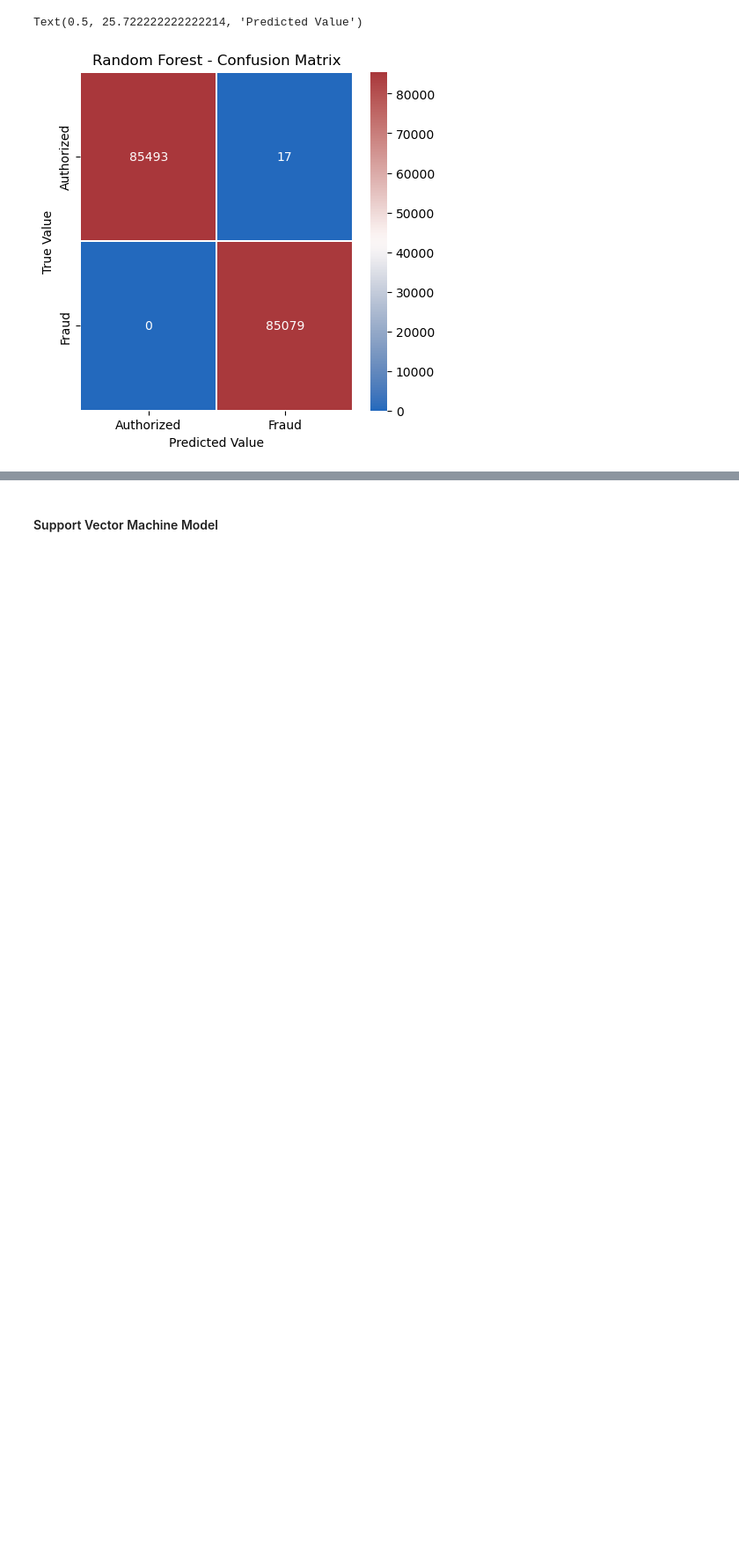
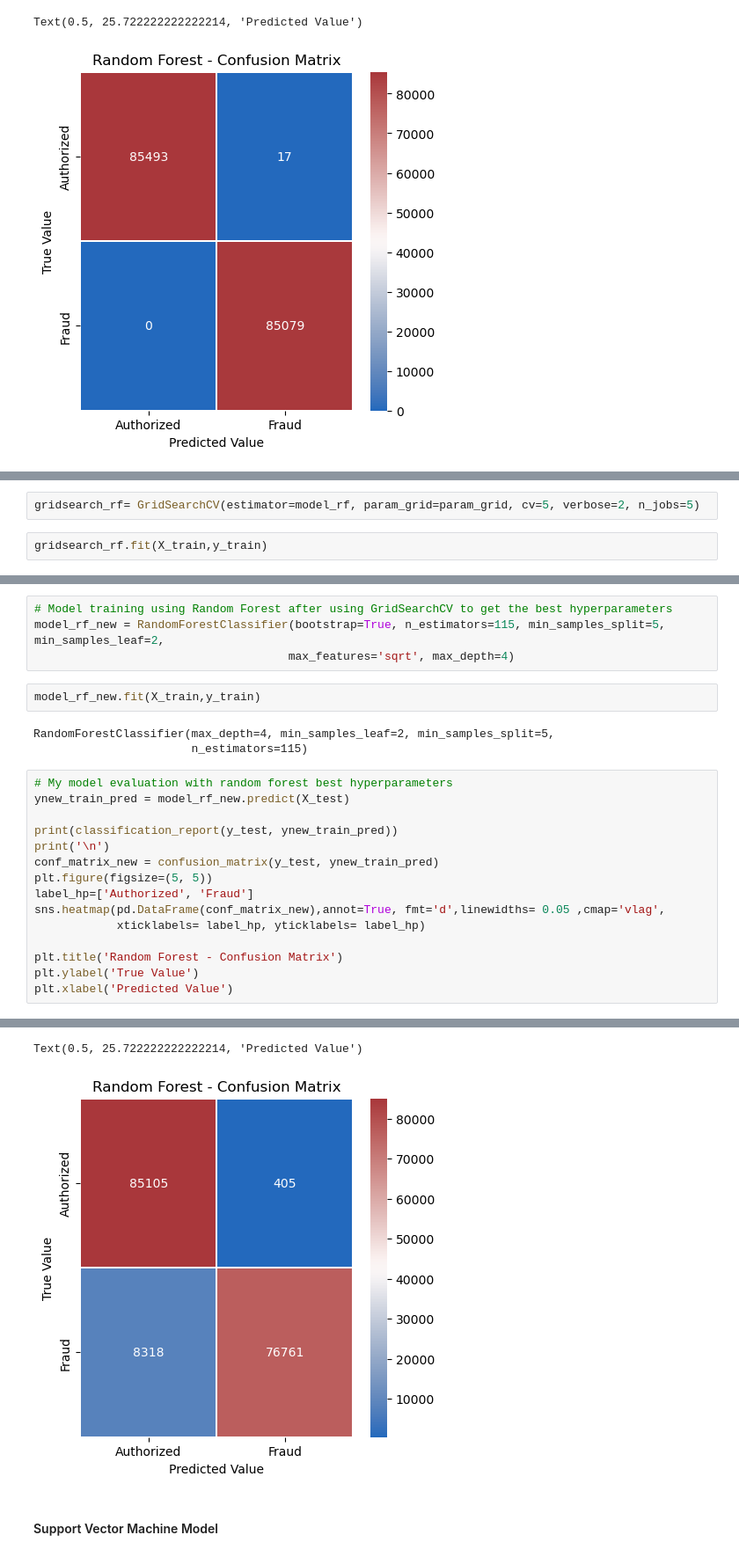
Before and after one commit to philipjohnsono/fraud_detection, a Jupyter notebook: anomalreal.ipynb, the cells around one changed output, grey strips where cells are left out. Shown at 88% size. Saved outputs shown, nothing was run; the diff lists cells and outputs as text; blank space fills up the shorter version.

```diff
--- a/anomalreal.ipynb
+++ b/anomalreal.ipynb
@@ -294,0 +330,4 @@ Text(0.5, 25.722222222222214, 'Predicted Value')
+# %%
+gridsearch_rf= GridSearchCV(estimator=model_rf, param_grid=param_grid, cv=5, verbose=2, n_jobs=5)
+# %%
+gridsearch_rf.fit(X_train,y_train)
@@ -294,0 +354,25 @@ Text(0.5, 25.722222222222214, 'Predicted Value')
+# %%
+# Model training using Random Forest after using GridSearchCV to get the best hyperparameters
+model_rf_new = RandomForestClassifier(bootstrap=True, n_estimators=115, min_samples_split=5, min_samples_leaf=2,
+                                     max_features='sqrt', max_depth=4)
+# %%
+model_rf_new.fit(X_train,y_train)
+# %% [output]
+RandomForestClassifier(max_depth=4, min_samples_leaf=2, min_samples_split=5,
+                       n_estimators=115)
+# %%
+# My model evaluation with random forest best hyperparameters
+ynew_train_pred = model_rf_new.predict(X_test)
+
+print(classification_report(y_test, ynew_train_pred))
+print('\n')
+conf_matrix_new = confusion_matrix(y_test, ynew_train_pred)
+plt.figure(figsize=(5, 5))
+label_hp=['Authorized', 'Fraud']
+sns.heatmap(pd.DataFrame(conf_matrix_new),annot=True, fmt='d',linewidths= 0.05 ,cmap='vlag',
+            xticklabels= label_hp, yticklabels= label_hp)
+
+plt.title('Random Forest - Confusion Matrix')
+plt.ylabel('True Value')
+plt.xlabel('Predicted Value')
+# %% [output]
@@ -295,3 +387,5 @@ Text(0.5, 25.722222222222214, 'Predicted Value')
+Text(0.5, 25.722222222222214, 'Predicted Value')
+[figure, added]
 # %% [markdown]
 #### Support Vector Machine Model
 # %%
```
Also changed, not shown: parts of 9 cells of this notebook.
